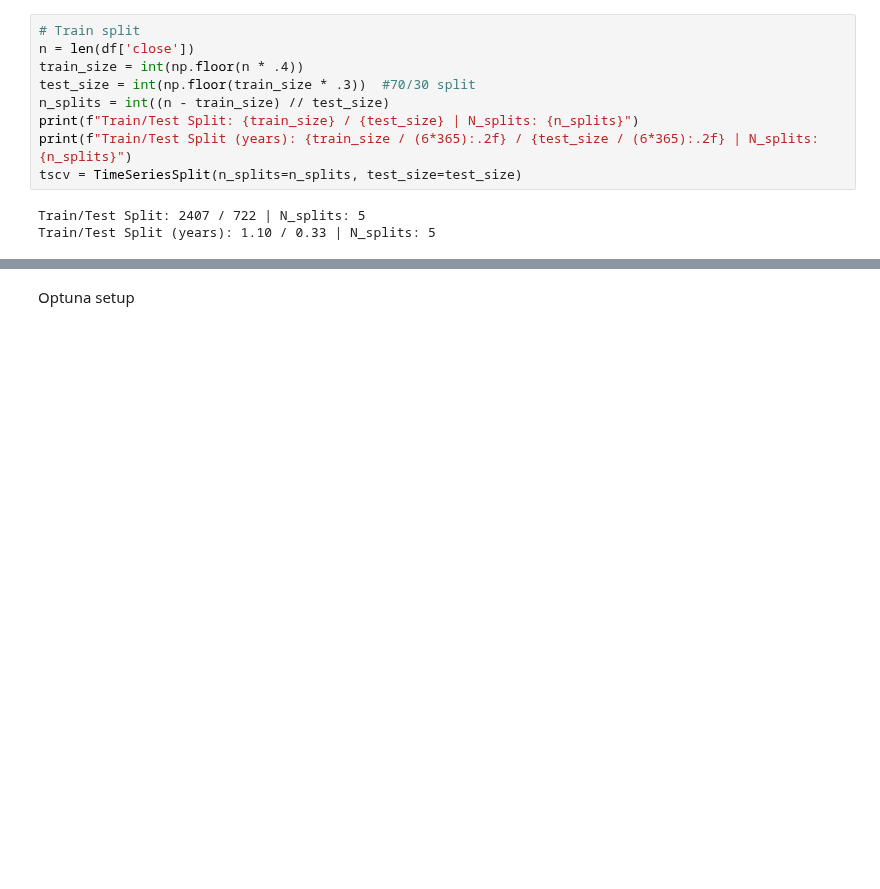
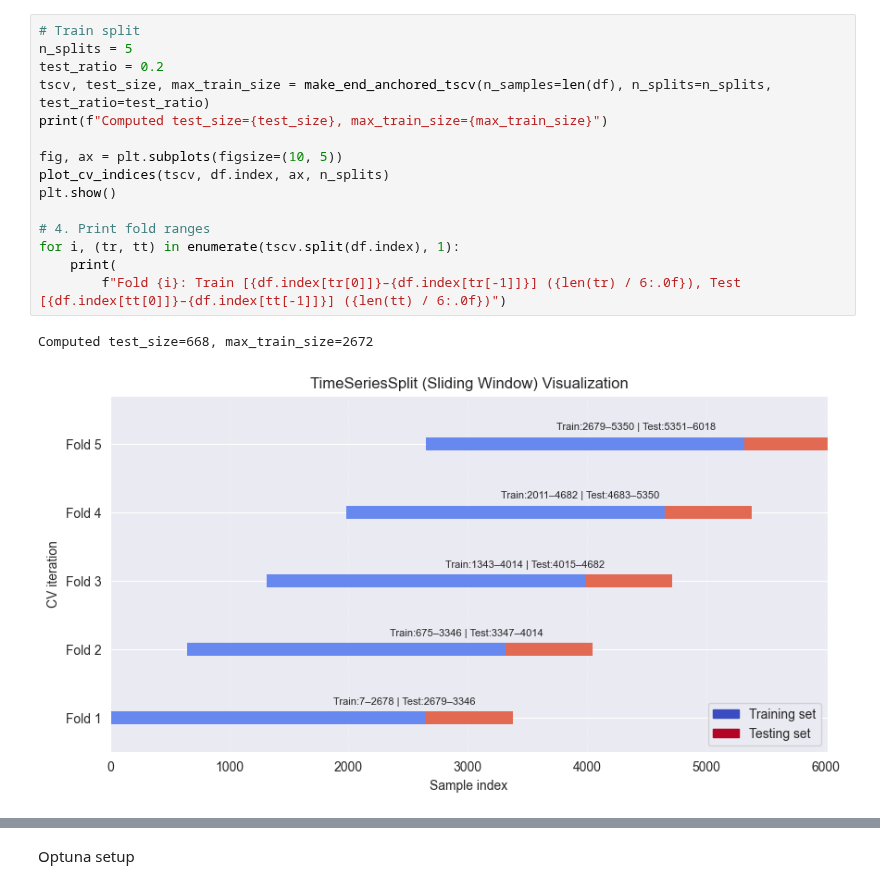
Before and after one commit to garykuepper/ggTrader, a Jupyter notebook: notebooks/walkforward_optimization.ipynb, the cells around one changed output, grey strips where cells are left out. Saved outputs shown, nothing was run; the diff lists cells and outputs as text; blank space fills up the shorter version.

```diff
--- a/notebooks/walkforward_optimization.ipynb
+++ b/notebooks/walkforward_optimization.ipynb
@@ -62,15 +72,21 @@ print(df_bench_mark.tail(10))
 2025-09-29 16:00:00+00:00  114358.296875  6922.708008
 2025-09-29 20:00:00+00:00  114365.203125  6923.125977
 2025-09-30 00:00:00+00:00  114430.601562  6927.084961
-# %%
-# Train split
-n = len(df['close'])
-train_size = int(np.floor(n * .4))
-test_size = int(np.floor(train_size * .3))  #70/30 split
-n_splits = int((n - train_size) // test_size)
-print(f"Train/Test Split: {train_size} / {test_size} | N_splits: {n_splits}")
-print(f"Train/Test Split (years): {train_size / (6*365):.2f} / {test_size / (6*365):.2f} | N_splits: {n_splits}")
-tscv = TimeSeriesSplit(n_splits=n_splits, test_size=test_size)
-# %% [output]
-Train/Test Split: 2407 / 722 | N_splits: 5
-Train/Test Split (years): 1.10 / 0.33 | N_splits: 5
+# %%
+# Train split
+n_splits = 5
+test_ratio = 0.2
+tscv, test_size, max_train_size = make_end_anchored_tscv(n_samples=len(df), n_splits=n_splits, test_ratio=test_ratio)
+print(f"Computed test_size={test_size}, max_train_size={max_train_size}")
+
+fig, ax = plt.subplots(figsize=(10, 5))
+plot_cv_indices(tscv, df.index, ax, n_splits)
+plt.show()
+
+# 4. Print fold ranges
+for i, (tr, tt) in enumerate(tscv.split(df.index), 1):
+    print(
+        f"Fold {i}: Train [{df.index[tr[0]]}–{df.index[tr[-1]]}] ({len(tr) / 6:.0f}), Test [{df.index[tt[0]]}–{df.index[tt[-1]]}] ({len(tt) / 6:.0f})")
+# %% [output]
+Computed test_size=668, max_train_size=2672
+[figure, added]
```
Also changed, not shown: parts of 26 cells of this notebook, 8 other files.
